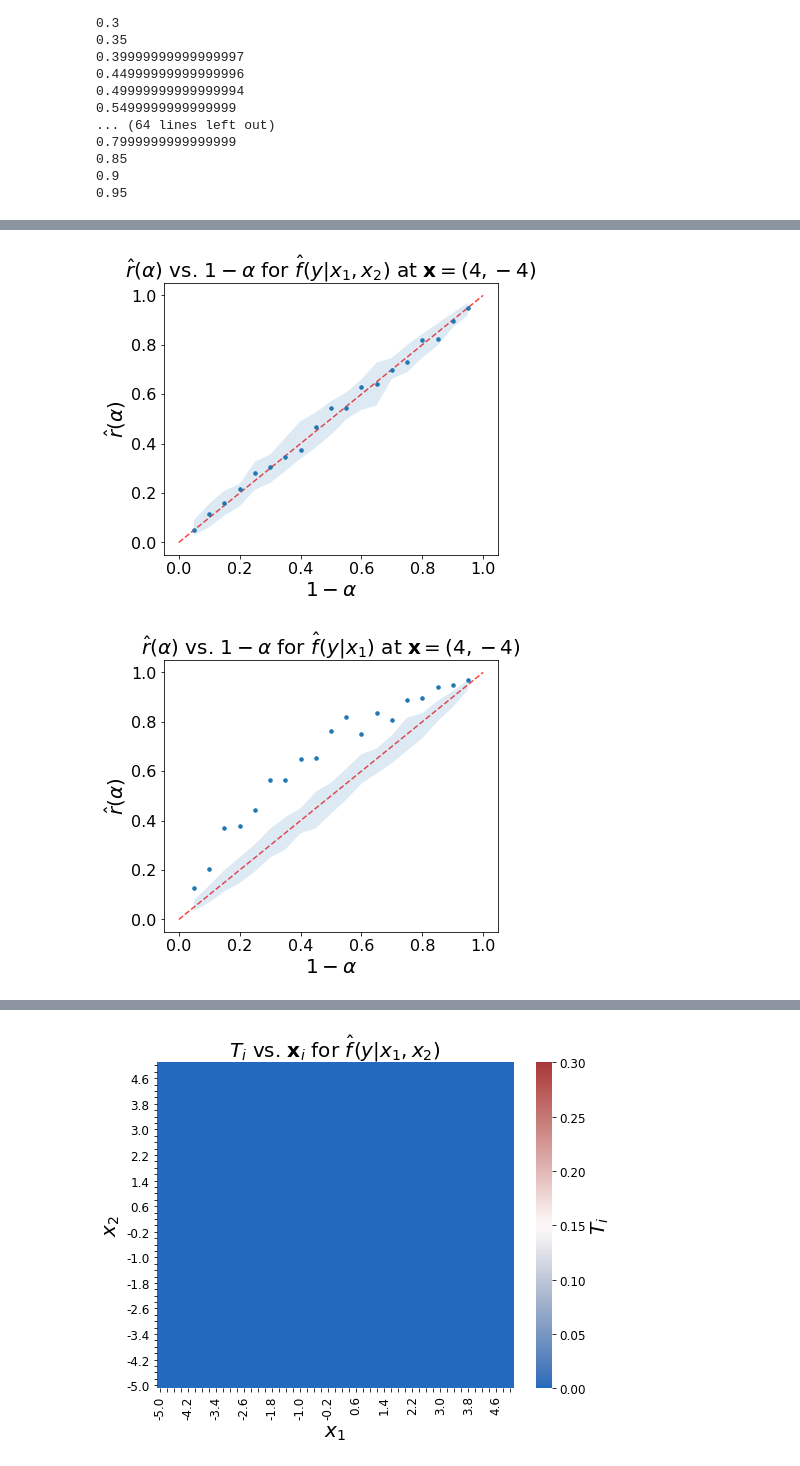
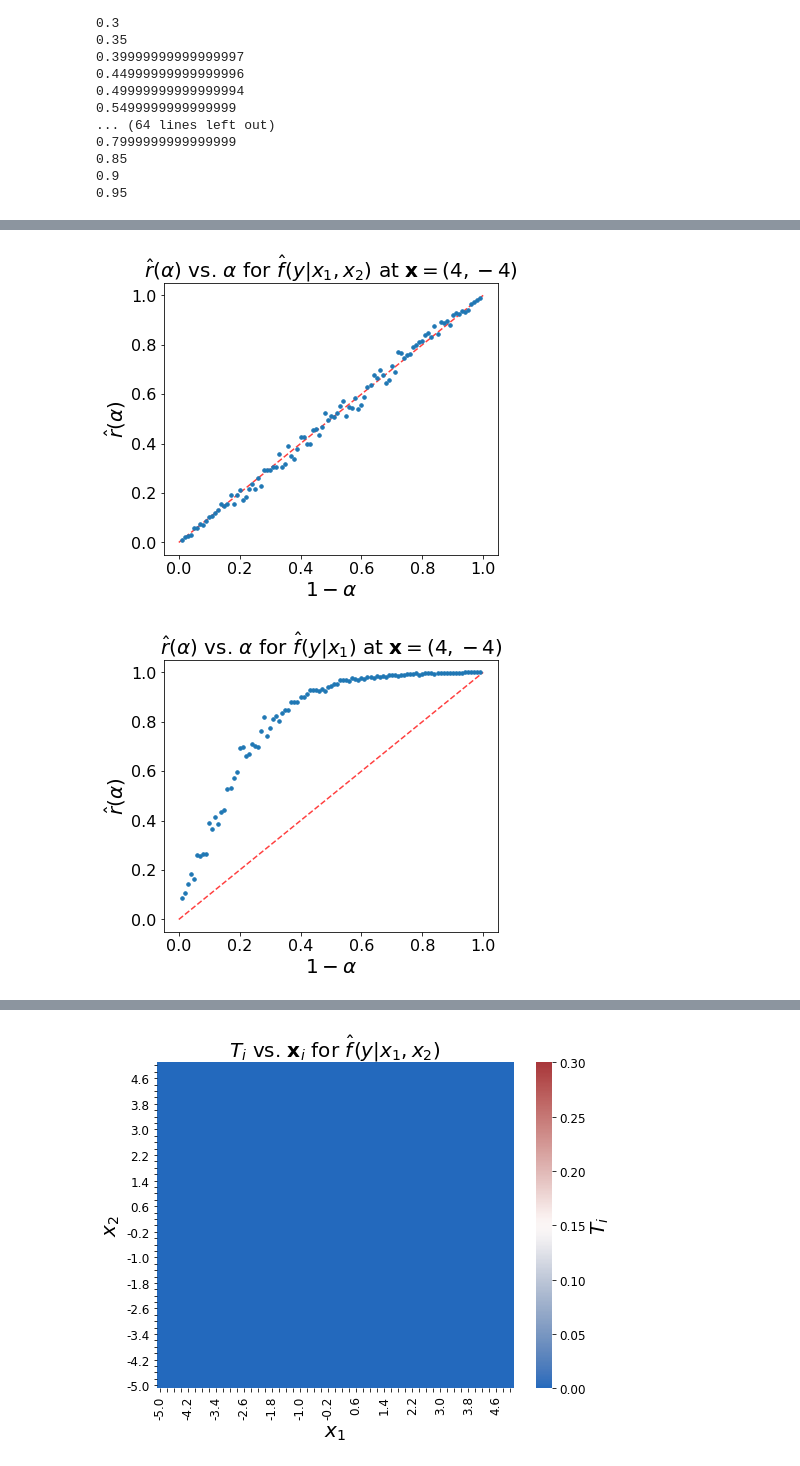
Before and after one commit to zhao-david/CDE-diagnostics, a Jupyter notebook: toy_example_1_v1.ipynb, the cells around one changed output, grey strips where cells are left out. Cells and saved outputs as stored; diff of their text form; code cells hidden in the pictures.

Commit message:
new indicator definition and new plots

```diff
--- a/toy_example_1_v1.ipynb
+++ b/toy_example_1_v1.ipynb
@@ -40,7 +40,7 @@ x2_vals = np.random.uniform(-5, 5, 100000)
 y_vals = [sample_cond_dens(x1, x2) for x1, x2 in zip(x1_vals, x2_vals)]
 
 # histogram of sample points
-x_range = np.linspace(-5,5,51)x_range = np.linspace(-5,5,51)
+x_range = np.linspace(-5,5,51)
 y_range = np.linspace(-20,35,101)
 H, edges = np.histogramdd([x1_vals, x2_vals, y_vals], bins=[x_range, x_range, y_range])
 H /= np.sum(H)
@@ -589,7 +589,7 @@ x2 = -4
 points = np.array([[x1,x2]])
 points_logit = np.array([[1,x1,x2]])
 # %%
-alphas = np.linspace(0.05, 0.95, 19)
+alphas = np.linspace(0.01, 0.99, 99)
 pit_values_dict = {'x1x2': pit_values, 'x1': pit_values_x1, 'x2': pit_values_x2, 'marg': pit_values_marg}
 # %%
 rhat_alphas_xi = {}
@@ -598,7 +598,7 @@ for name, pit in pit_values_dict.items():
     rhat_alphas_xi[name] = {}
     for alpha in alphas:
         print(alpha)
-        ind_values = [1*(x >= alpha/2 and x<=1-alpha/2) for x in pit]
+        ind_values = [1*(x<=alpha) for x in pit]
         rhat = MLPClassifier(alpha=0, max_iter=25000)
         rhat.fit(X=x_test, y=ind_values)
         rhat_alphas_xi[name][alpha] = rhat.predict_proba(points)[:, 1][0]
@@ -714,33 +670,31 @@ confidence_qqplot['x1'] = np.array([get_confidence_band_range(name='x1', alpha=i
 confidence_qqplot['x2'] = np.array([get_confidence_band_range(name='x2', alpha=i, points=points) for i in alphas])
 confidence_qqplot['marg'] = np.array([get_confidence_band_range(name='marg', alpha=i, points=points) for i in alphas])
 # %%
-rhat_oneminusalphas_xi['x1x2'].plot(style='.', figsize=(6,5), markersize=7)
-#ax = rhat_oneminusalphas_xi['x1x2'].plot(style='.', yerr=rhat_logit_alphas_xi_se['x1x2'], capsize=4,
-#                                         ls='none', figsize=(6,5))
+rhat_alphas_xi['x1x2'].plot(style='.', figsize=(6,5), markersize=7)
 
 lims = [
     np.min([0,0]),  # min of both axes
     np.max([1,1]),  # max of both axes
 ]
 plt.plot(lims, lims, 'r--', alpha=0.75, zorder=0)
 
+"""
 # confidence bands
-plt.fill_between(rhat_oneminusalphas_xi['x1x2'].index,
+plt.fill_between(rhat_alphas_xi['x1x2'].index,
                  confidence_qqplot['x1x2'][:, 0],
                  confidence_qqplot['x1x2'][:, 1],
                  alpha=0.15
                 )
+"""
 
-plt.title("$\hat r($" + r'$\alpha$' + "$)$ vs. $1-$" + r'$\alpha$' + " for $\hat f(y|x_1,x_2)$ at $\mathbf{x}=(4,-4)$", fontsize=20)
+plt.title("$\hat r($" + r'$\alpha$' + "$)$ vs. " + r'$\alpha$' + " for $\hat f(y|x_1,x_2)$ at $\mathbf{x}=(4,-4)$", fontsize=20)
 plt.xlabel("$1-$" + r'$\alpha$', fontsize=20)
 plt.ylabel("$\hat r($" + r'$\alpha$' + "$)$", fontsize=20)
 plt.tick_params(axis='both', which='major', labelsize=16)
 # %% [output]
-[figure, old version]
+[figure, new version]
 # %%
-rhat_oneminusalphas_xi['x1'].plot(style='.', figsize=(6,5), markersize=7)
-#ax = rhat_oneminusalphas_xi['x1'].plot(style='.', yerr=rhat_logit_alphas_xi_se['x1'], capsize=4,
-#                                       ls='none', figsize=(6,5))
+rhat_alphas_xi['x1'].plot(style='.', figsize=(6,5), markersize=7)
 
 lims = [
     np.min([0,0]),  # min of both axes
@@ -748,17 +702,19 @@ lims = [
 ]
 plt.plot(lims, lims, 'r--', alpha=0.75, zorder=0)
 
+"""
 # confidence bands
-plt.fill_between(rhat_oneminusalphas_xi['x1'].index,
+plt.fill_between(rhat_alphas_xi['x1'].index,
                  confidence_qqplot['x1'][:, 0],
                  confidence_qqplot['x1'][:, 1],
                  alpha=0.15
                 )
+"""
 
-plt.title("$\hat r($" + r'$\alpha$' + "$)$ vs. $1-$" + r'$\alpha$' + " for $\hat f(y|x_1)$ at $\mathbf{x}=(4,-4)$", fontsize=20)
+plt.title("$\hat r($" + r'$\alpha$' + "$)$ vs. " + r'$\alpha$' + " for $\hat f(y|x_1)$ at $\mathbf{x}=(4,-4)$", fontsize=20)
 plt.xlabel("$1-$" + r'$\alpha$', fontsize=20)
 plt.ylabel("$\hat r($" + r'$\alpha$' + "$)$", fontsize=20)
 plt.tick_params(axis='both', which='major', labelsize=16)
 # %% [output]
-[figure, old version]
+[figure, new version]
 # %%
```
Also changed, not shown: parts of 30 cells of this notebook.
